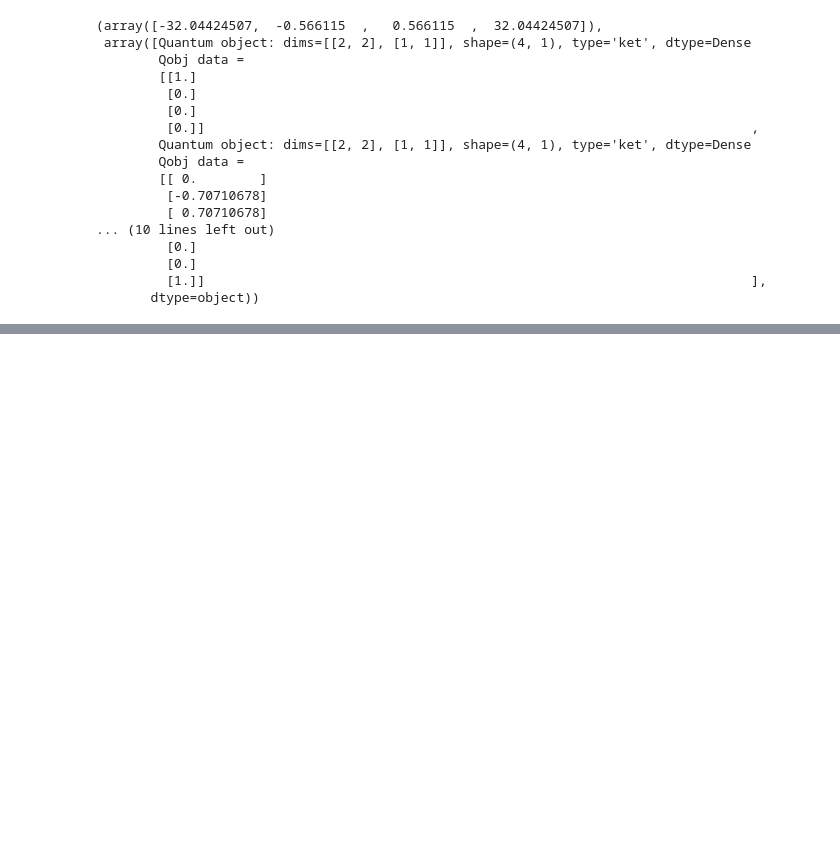
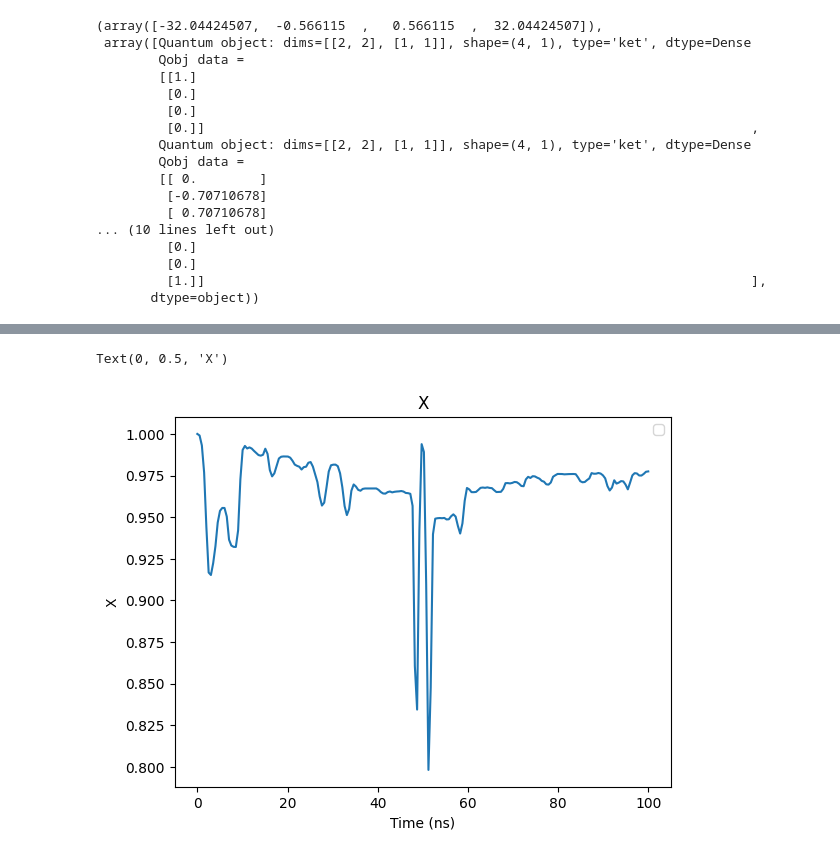
Before and after one commit to BrainConnection/Dynamical_Decoupling_Project, a Jupyter notebook: Dual Rail Erasure Qubit Reproduce.ipynb, the cells around one changed output, grey strips where cells are left out. Drawn from its saved outputs; the diff is of its cells as text; code cells hidden in the pictures; blank space fills up the shorter version.

```diff
--- a/Dual Rail Erasure Qubit Reproduce.ipynb
+++ b/Dual Rail Erasure Qubit Reproduce.ipynb
@@ -512,0 +517,10 @@ for k in range(20):
+# %%
+# Plot Results
+
+plt.plot(tlist, x_rot)
+
+plt.legend()
+plt.title('X')
+plt.xlabel('Time (ns)')
+plt.ylabel('X')
+# %% [output]
@@ -512,0 +528,2 @@ for k in range(20):
+Text(0, 0.5, 'X')
+[figure, added]
```
Also changed, not shown: parts of 57 cells of this notebook.
